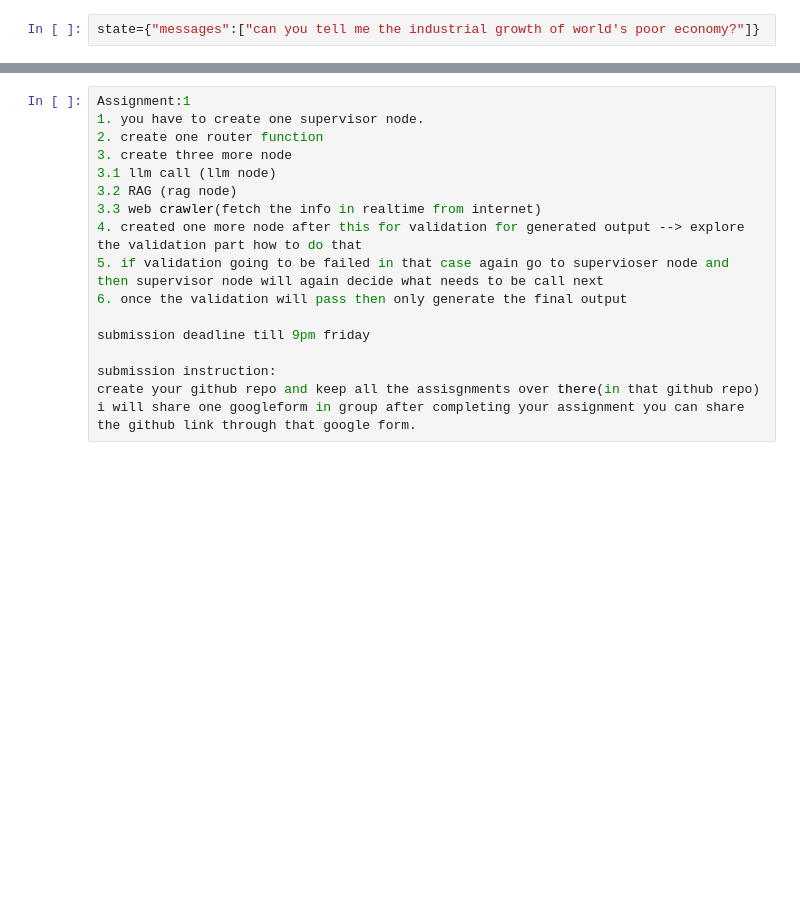
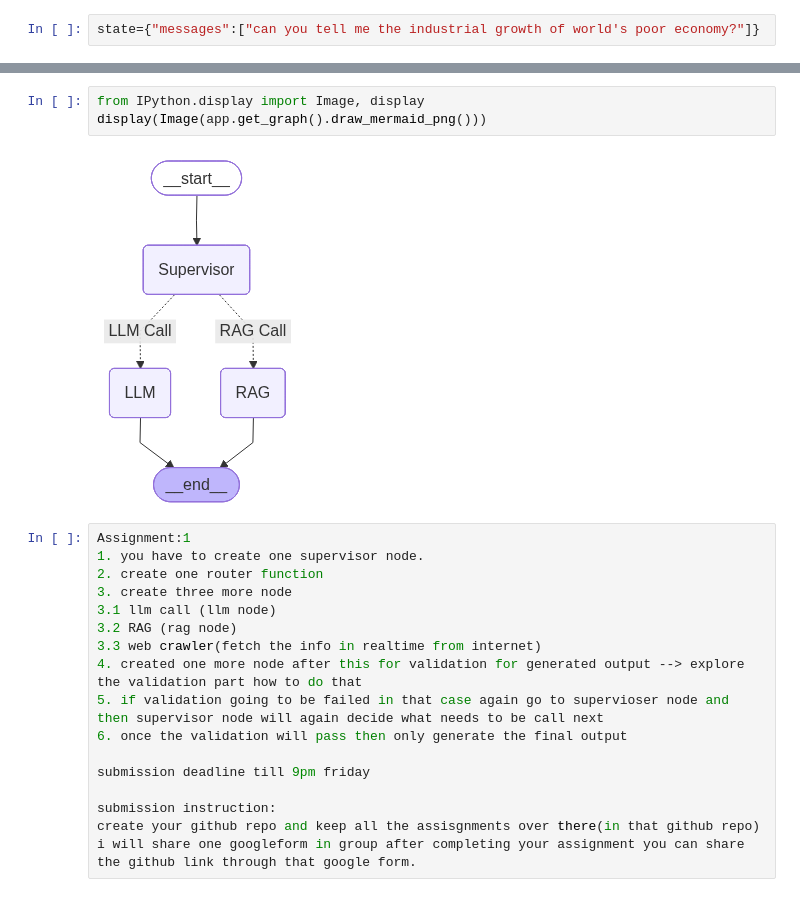
Before and after one commit to srimanthds/langgraph, a Jupyter notebook: 2_langgraph_RAG.ipynb, the cells around one changed output, grey strips where cells are left out. Drawn from its saved outputs; the diff is of its cells as text; blank space fills up the shorter version.

```diff
--- a/2_langgraph_RAG.ipynb
+++ b/2_langgraph_RAG.ipynb
@@ -353,3 +371,8 @@ result["messages"][-1]
+# %%
+from IPython.display import Image, display
+display(Image(app.get_graph().draw_mermaid_png()))
+# %% [output]
+[figure, added]
 # %%
 Assignment:1
 1. you have to create one supervisor node.
```
Also changed, not shown: parts of 16 cells of this notebook, 5 other files.
